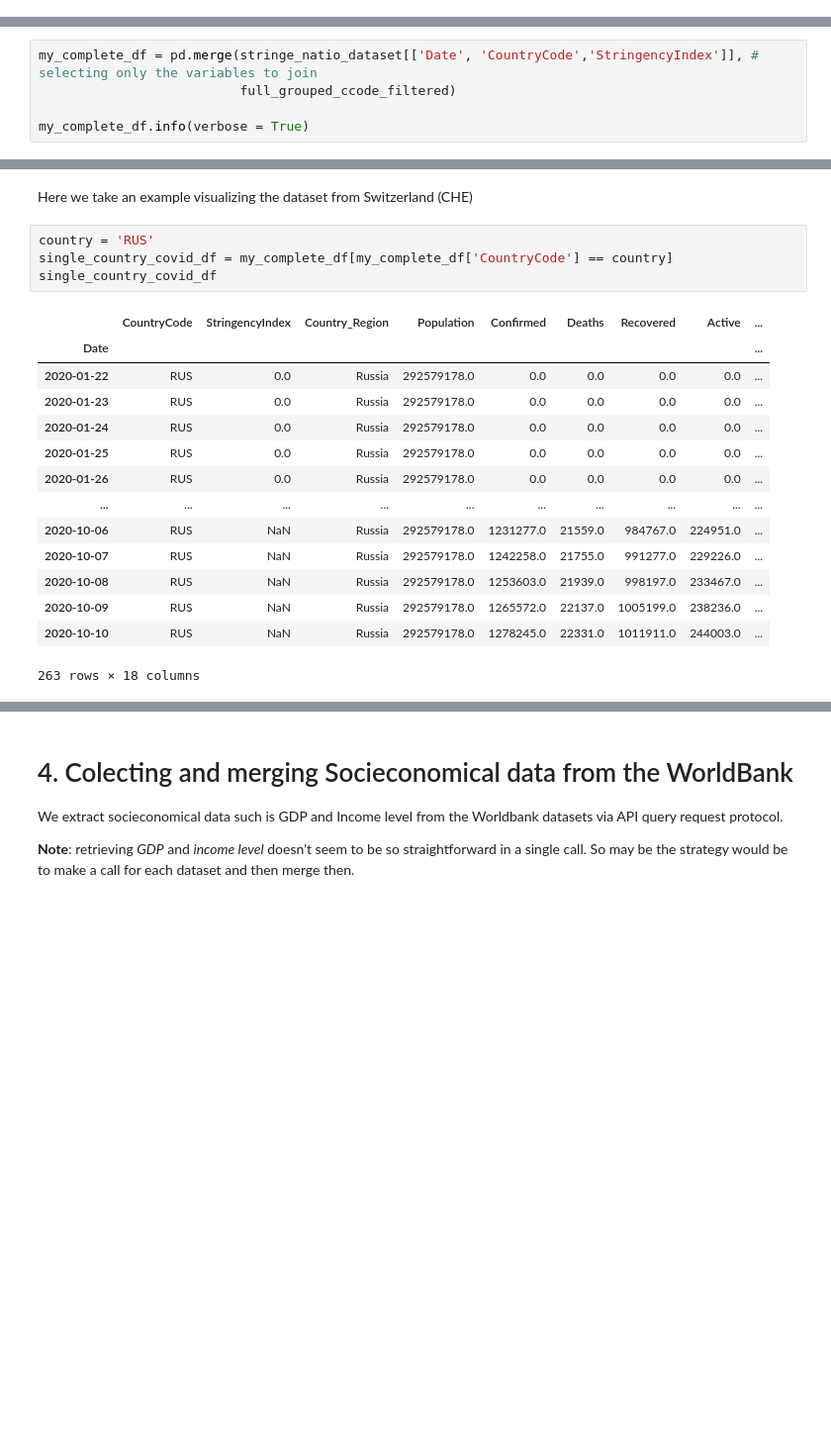
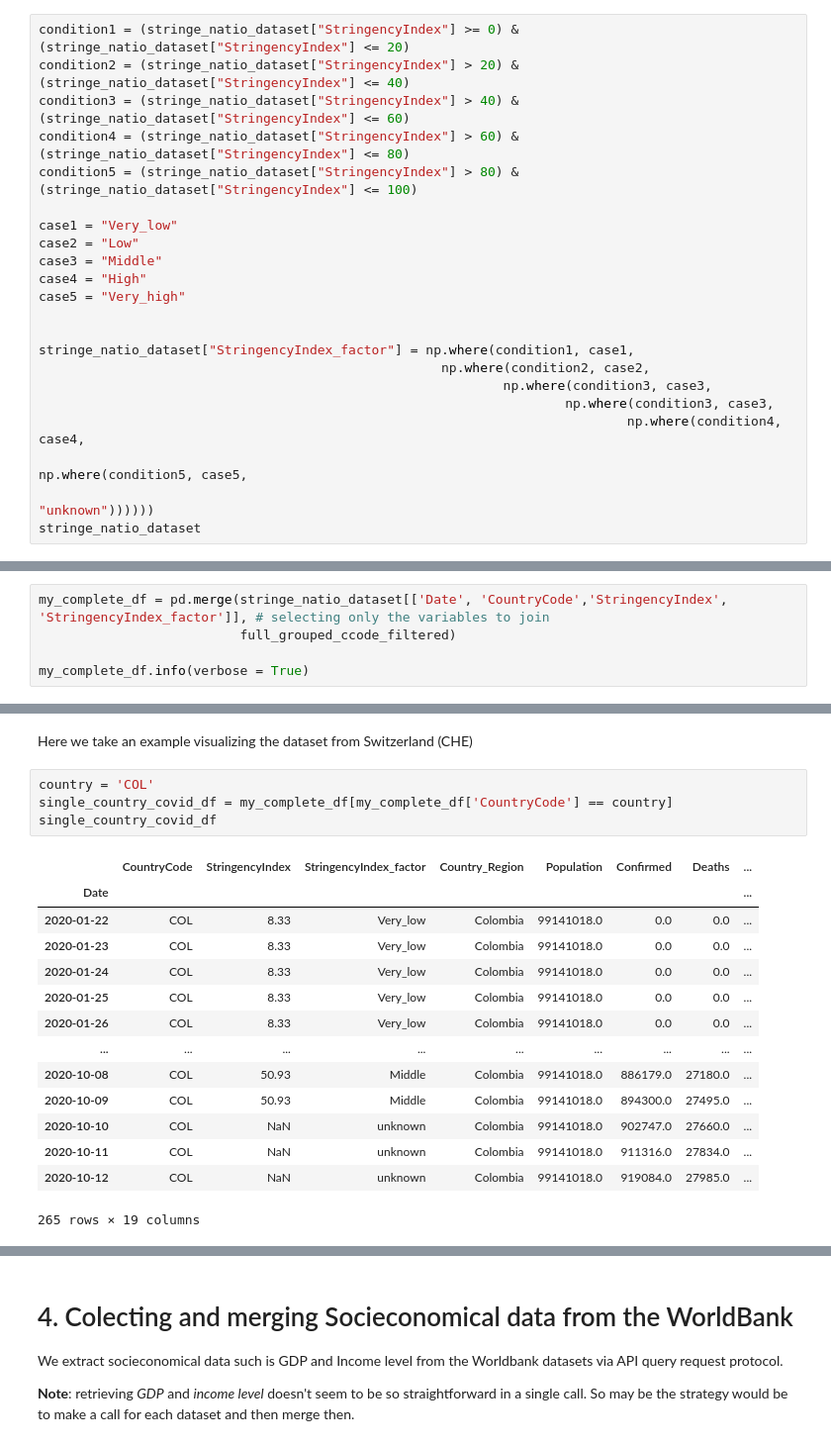
Before and after one commit to rjlopez2/ADS-_CAS_Bern_2020, a Jupyter notebook: Projects/M1 and M2/M1_cas_data_science.ipynb, the cells around one changed output, grey strips where cells are left out. Shown: that part at 99% size. Drawn from its saved outputs; the diff is of its cells as text; blank space fills up the shorter version.

```diff
--- a/Projects/M1 and M2/M1_cas_data_science.ipynb
+++ b/Projects/M1 and M2/M1_cas_data_science.ipynb
@@ -498,0 +518,22 @@ memory usage: 2.0+ MB
+# %%
+condition1 = (stringe_natio_dataset["StringencyIndex"] >= 0) & (stringe_natio_dataset["StringencyIndex"] <= 20)
+condition2 = (stringe_natio_dataset["StringencyIndex"] > 20) & (stringe_natio_dataset["StringencyIndex"] <= 40)
+condition3 = (stringe_natio_dataset["StringencyIndex"] > 40) & (stringe_natio_dataset["StringencyIndex"] <= 60)
+condition4 = (stringe_natio_dataset["StringencyIndex"] > 60) & (stringe_natio_dataset["StringencyIndex"] <= 80)
+condition5 = (stringe_natio_dataset["StringencyIndex"] > 80) & (stringe_natio_dataset["StringencyIndex"] <= 100)
+
+case1 = "Very_low"
+case2 = "Low"
+case3 = "Middle"
+case4 = "High"
+case5 = "Very_high"
+
+
+stringe_natio_dataset["StringencyIndex_factor"] = np.where(condition1, case1,
+                                                    np.where(condition2, case2,
+                                                            np.where(condition3, case3,
+                                                                    np.where(condition3, case3,
+                                                                            np.where(condition4, case4,
+                                                                                    np.where(condition5, case5,
+                                                                                            "unknown"))))))
+stringe_natio_dataset
@@ -500,7 +555,7 @@ memory usage: 2.0+ MB
 # 3. Joining Covid cases with Stringency index data
 Join the covid dataset with the stringency dataset and transfrm the final df in a timeseries
 # %%
-my_complete_df = pd.merge(stringe_natio_dataset[['Date', 'CountryCode','StringencyIndex']], # selecting only the variables to join
+my_complete_df = pd.merge(stringe_natio_dataset[['Date', 'CountryCode','StringencyIndex', 'StringencyIndex_factor']], # selecting only the variables to join
                           full_grouped_ccode_filtered)
 
 my_complete_df.info(verbose = True)
@@ -602,22 +654,22 @@ my_countries_dicc = my_complete_df[['CountryCode', 'Country_Region']].drop_dupli
 # %% [markdown]
 Here we take an example visualizing the dataset from Switzerland (CHE)
 # %%
-country = 'RUS'
+country = 'COL'
 single_country_covid_df = my_complete_df[my_complete_df['CountryCode'] == country]
 single_country_covid_df
 # %% [output]
-|  | CountryCode | StringencyIndex | Country_Region | Population | Confirmed | Deaths | Recovered | Active | ... |
-| Date |  |  |  |  |  |  |  |  | ... |
-| 2020-01-22 | RUS | 0.0 | Russia | 292579178.0 | 0.0 | 0.0 | 0.0 | 0.0 | ... |
-| 2020-01-23 | RUS | 0.0 | Russia | 292579178.0 | 0.0 | 0.0 | 0.0 | 0.0 | ... |
-| 2020-01-24 | RUS | 0.0 | Russia | 292579178.0 | 0.0 | 0.0 | 0.0 | 0.0 | ... |
-| 2020-01-25 | RUS | 0.0 | Russia | 292579178.0 | 0.0 | 0.0 | 0.0 | 0.0 | ... |
-| 2020-01-26 | RUS | 0.0 | Russia | 292579178.0 | 0.0 | 0.0 | 0.0 | 0.0 | ... |
-| ... | ... | ... | ... | ... | ... | ... | ... | ... | ... |
-| 2020-10-06 | RUS | NaN | Russia | 292579178.0 | 1231277.0 | 21559.0 | 984767.0 | 224951.0 | ... |
-| 2020-10-07 | RUS | NaN | Russia | 292579178.0 | 1242258.0 | 21755.0 | 991277.0 | 229226.0 | ... |
-| 2020-10-08 | RUS | NaN | Russia | 292579178.0 | 1253603.0 | 21939.0 | 998197.0 | 233467.0 | ... |
-| 2020-10-09 | RUS | NaN | Russia | 292579178.0 | 1265572.0 | 22137.0 | 1005199.0 | 238236.0 | ... |
-| 2020-10-10 | RUS | NaN | Russia | 292579178.0 | 1278245.0 | 22331.0 | 1011911.0 | 244003.0 | ... |
+|  | CountryCode | StringencyIndex | StringencyIndex_factor | Country_Region | Population | Confirmed | Deaths | ... |
+| Date |  |  |  |  |  |  |  | ... |
+| 2020-01-22 | COL | 8.33 | Very_low | Colombia | 99141018.0 | 0.0 | 0.0 | ... |
+| 2020-01-23 | COL | 8.33 | Very_low | Colombia | 99141018.0 | 0.0 | 0.0 | ... |
+| 2020-01-24 | COL | 8.33 | Very_low | Colombia | 99141018.0 | 0.0 | 0.0 | ... |
+| 2020-01-25 | COL | 8.33 | Very_low | Colombia | 99141018.0 | 0.0 | 0.0 | ... |
+| 2020-01-26 | COL | 8.33 | Very_low | Colombia | 99141018.0 | 0.0 | 0.0 | ... |
+| ... | ... | ... | ... | ... | ... | ... | ... | ... |
+| 2020-10-08 | COL | 50.93 | Middle | Colombia | 99141018.0 | 886179.0 | 27180.0 | ... |
+| 2020-10-09 | COL | 50.93 | Middle | Colombia | 99141018.0 | 894300.0 | 27495.0 | ... |
+| 2020-10-10 | COL | NaN | unknown | Colombia | 99141018.0 | 902747.0 | 27660.0 | ... |
+| 2020-10-11 | COL | NaN | unknown | Colombia | 99141018.0 | 911316.0 | 27834.0 | ... |
+| 2020-10-12 | COL | NaN | unknown | Colombia | 99141018.0 | 919084.0 | 27985.0 | ... |
-263 rows × 18 columns
+265 rows × 19 columns
 # %%
```
Also changed, not shown: parts of 136 cells of this notebook, 2 other files.
